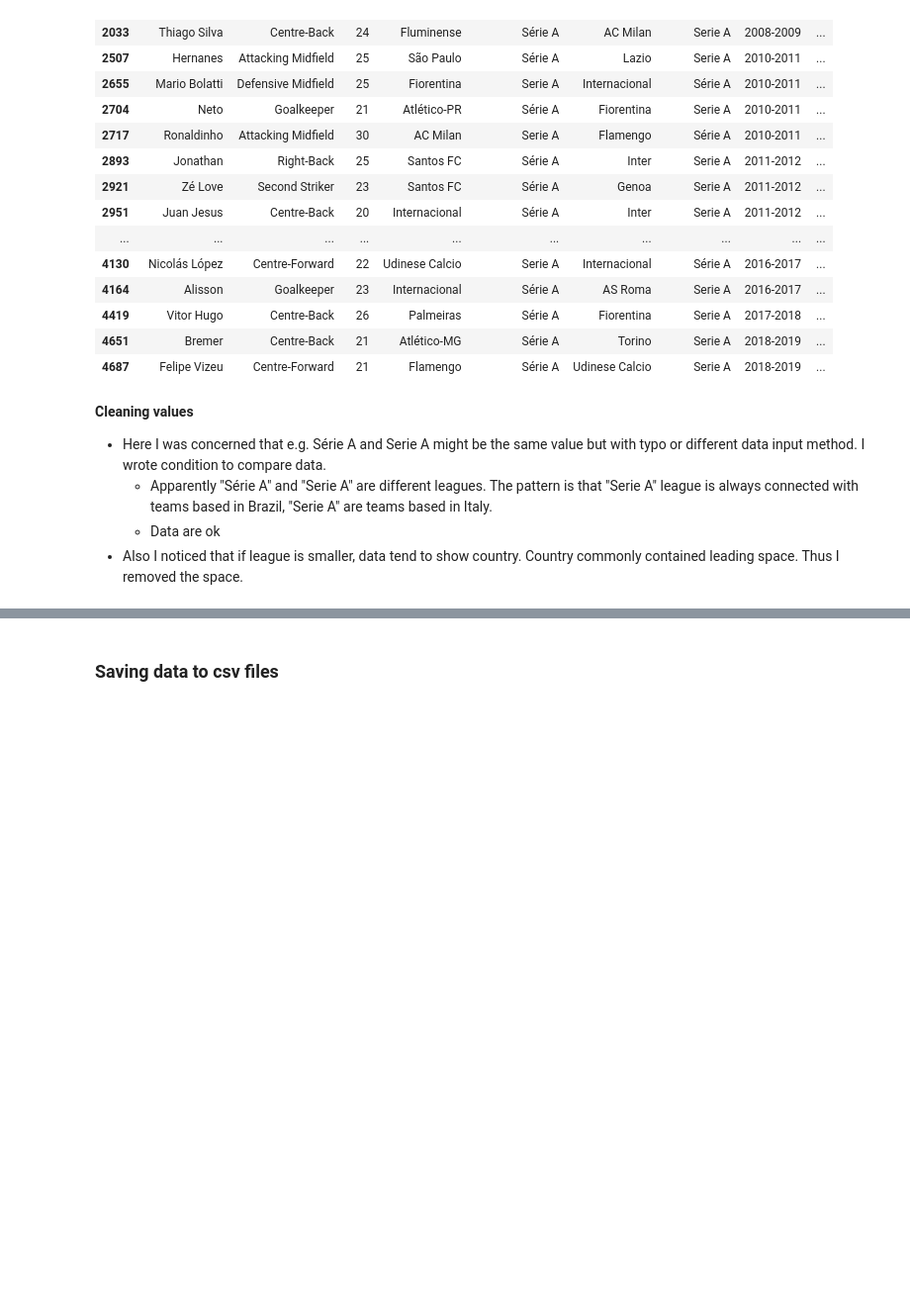
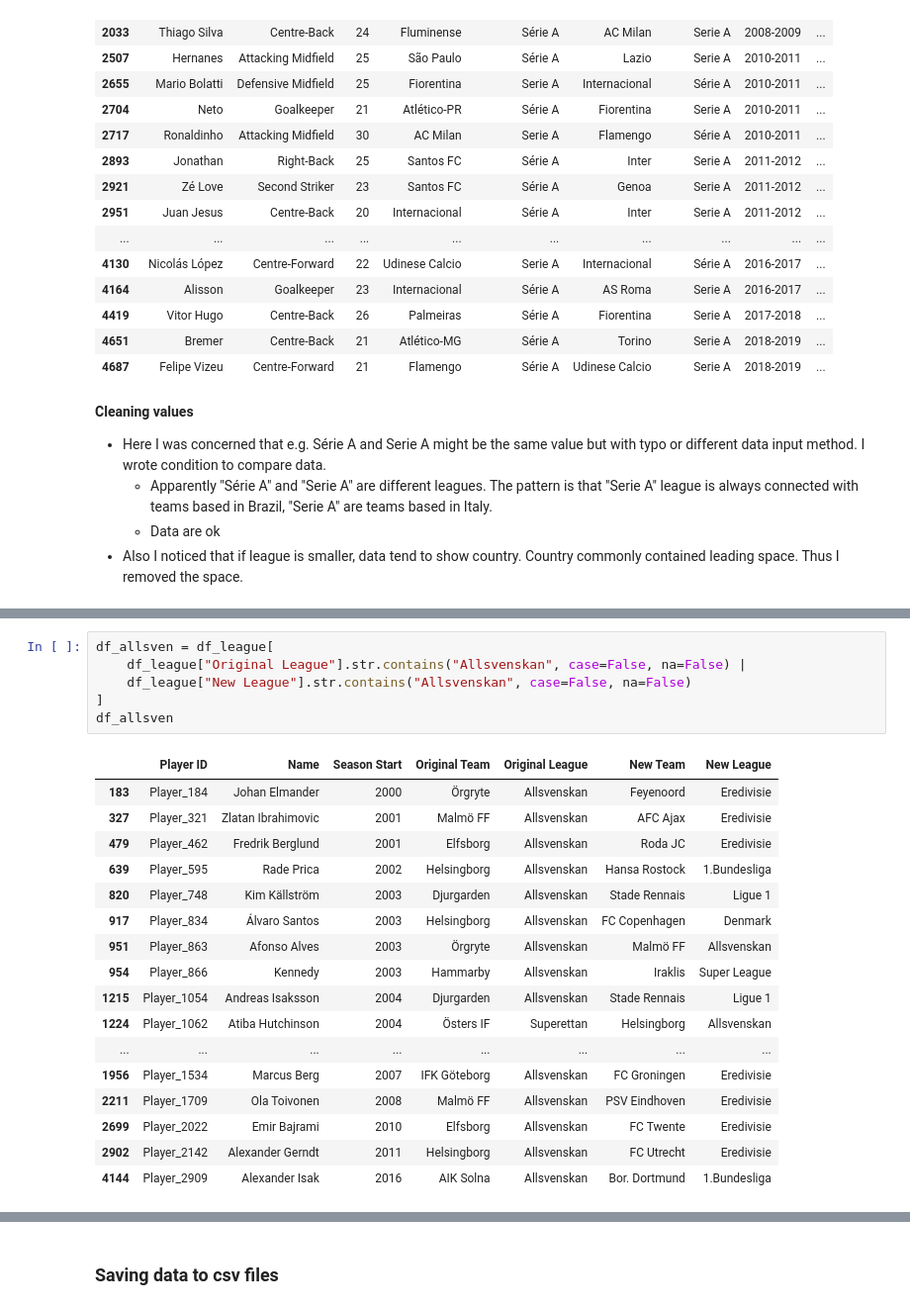
Before and after one commit to Tap4J/Csob, a Jupyter notebook: cleaning_dataset.ipynb, the cells around one changed output, grey strips where cells are left out. Shown: that part at 99% size. Saved outputs shown, nothing was run; the diff lists cells and outputs as text; blank space fills up the shorter version.

```diff
--- a/cleaning_dataset.ipynb
+++ b/cleaning_dataset.ipynb
@@ -458,0 +600,24 @@ filtered_rows.head(30)
+# %%
+df_allsven = df_league[
+    df_league["Original League"].str.contains("Allsvenskan", case=False, na=False) |
+    df_league["New League"].str.contains("Allsvenskan", case=False, na=False)
+]
+df_allsven
+# %% [output]
+|  | Player ID | Name | Season Start | Original Team | Original League | New Team | New League |
+| 183 | Player_184 | Johan Elmander | 2000 | Örgryte | Allsvenskan | Feyenoord | Eredivisie |
+| 327 | Player_321 | Zlatan Ibrahimovic | 2001 | Malmö FF | Allsvenskan | AFC Ajax | Eredivisie |
+| 479 | Player_462 | Fredrik Berglund | 2001 | Elfsborg | Allsvenskan | Roda JC | Eredivisie |
+| 639 | Player_595 | Rade Prica | 2002 | Helsingborg | Allsvenskan | Hansa Rostock | 1.Bundesliga |
+| 820 | Player_748 | Kim Källström | 2003 | Djurgarden | Allsvenskan | Stade Rennais | Ligue 1 |
+| 917 | Player_834 | Álvaro Santos | 2003 | Helsingborg | Allsvenskan | FC Copenhagen | Denmark |
+| 951 | Player_863 | Afonso Alves | 2003 | Örgryte | Allsvenskan | Malmö FF | Allsvenskan |
+| 954 | Player_866 | Kennedy | 2003 | Hammarby | Allsvenskan | Iraklis | Super League |
+| 1215 | Player_1054 | Andreas Isaksson | 2004 | Djurgarden | Allsvenskan | Stade Rennais | Ligue 1 |
+| 1224 | Player_1062 | Atiba Hutchinson | 2004 | Östers IF | Superettan | Helsingborg | Allsvenskan |
+| ... | ... | ... | ... | ... | ... | ... | ... |
+| 1956 | Player_1534 | Marcus Berg | 2007 | IFK Göteborg | Allsvenskan | FC Groningen | Eredivisie |
+| 2211 | Player_1709 | Ola Toivonen | 2008 | Malmö FF | Allsvenskan | PSV Eindhoven | Eredivisie |
+| 2699 | Player_2022 | Emir Bajrami | 2010 | Elfsborg | Allsvenskan | FC Twente | Eredivisie |
+| 2902 | Player_2142 | Alexander Gerndt | 2011 | Helsingborg | Allsvenskan | FC Utrecht | Eredivisie |
+| 4144 | Player_2909 | Alexander Isak | 2016 | AIK Solna | Allsvenskan | Bor. Dortmund | 1.Bundesliga |
```
Also changed, not shown: parts of 22 cells of this notebook.
